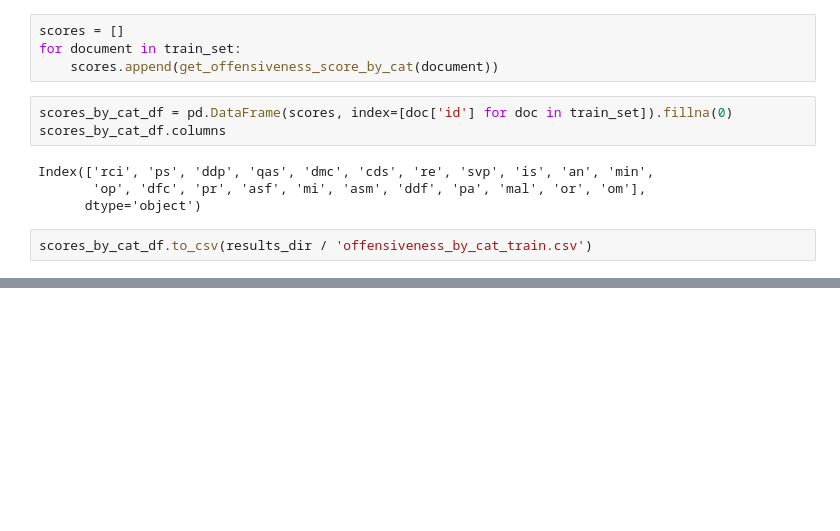
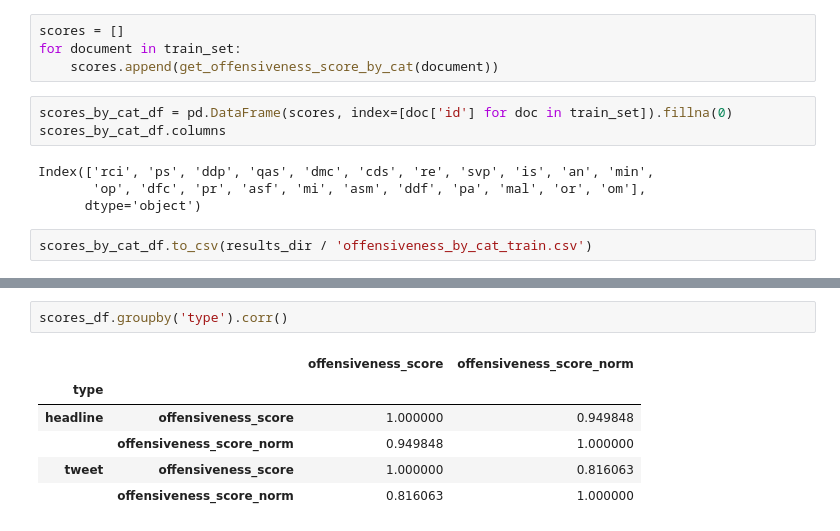
Before and after one commit to g-fabiani4-unipi/txa_project, a Jupyter notebook: src/offensive_words.ipynb, the cells around one changed output, grey strips where cells are left out. Cells and saved outputs as stored; diff of their text form; blank space fills up the shorter version.

```diff
--- a/src/offensive_words.ipynb
+++ b/src/offensive_words.ipynb
@@ -138,0 +193,9 @@ scores_by_cat_df.to_csv(results_dir / 'offensiveness_by_cat_train.csv')
+# %%
+scores_df.groupby('type').corr()
+# %% [output]
+|  |  | offensiveness_score | offensiveness_score_norm |
+| type |  |  |  |
+| headline | offensiveness_score | 1.000000 | 0.949848 |
+|  | offensiveness_score_norm | 0.949848 | 1.000000 |
+| tweet | offensiveness_score | 1.000000 | 0.816063 |
+|  | offensiveness_score_norm | 0.816063 | 1.000000 |
```
Also changed, not shown: parts of 10 cells of this notebook, 1 other file.
